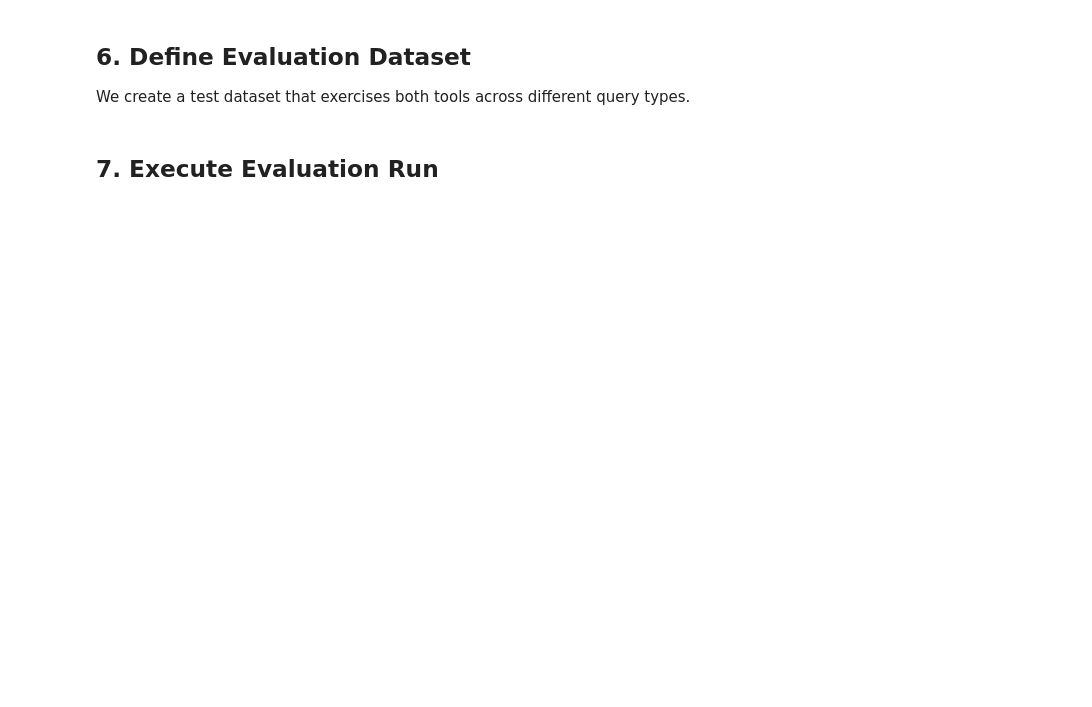
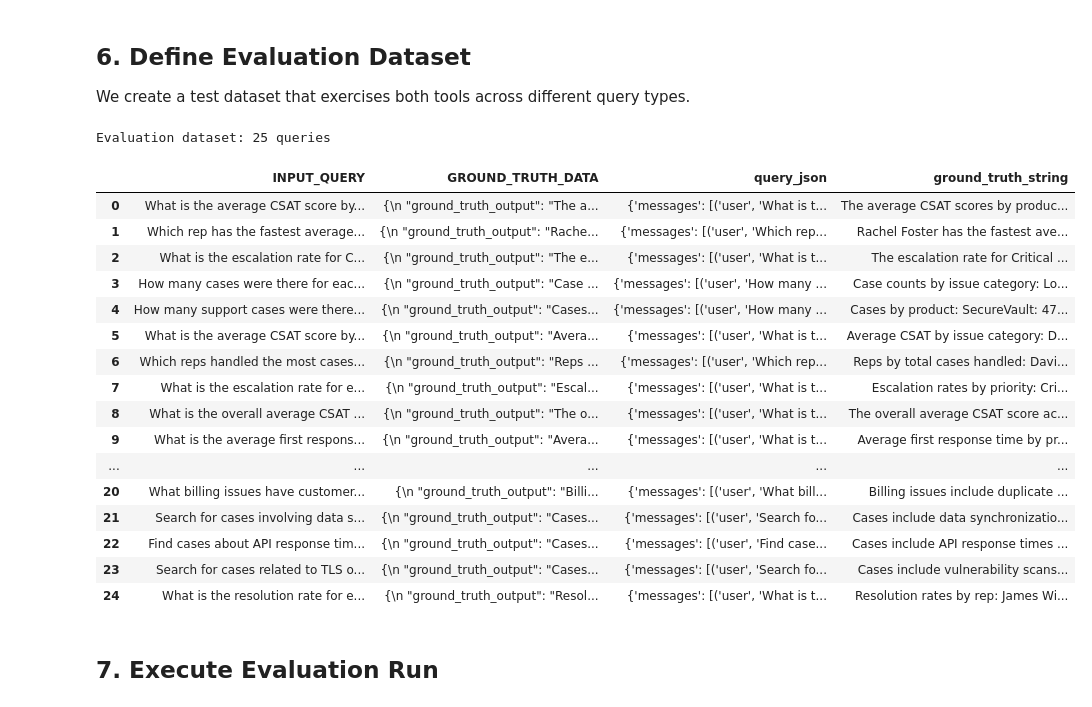
Before and after one commit to sfc-gh-ebotwick/AI_OBS_EXTERNAL_AND_CORTEX_AGENTS, a Jupyter notebook: langgraph_trulens_demo.ipynb, the cells around one changed output. Drawn from its saved outputs; the diff is of its cells as text; code cells hidden in the pictures; blank space fills up the shorter version.

Commit message:
retested langgraph agent

```diff
--- a/langgraph_trulens_demo.ipynb
+++ b/langgraph_trulens_demo.ipynb
@@ -310,12 +386,31 @@ We create a test dataset that exercises both tools across different query types.
 # %%
 import pandas as pd
 
-queries_df = session.table("CUST_SUPPORT_DEMO.AGENTS.EVAL_DATA_EXPANDED").to_pandas()
+queries_df = session.table("CUST_SUPPORT_DEMO.AGENTS.EVAL_DATA").to_pandas()
 
 queries_df['query_json'] = queries_df['INPUT_QUERY'].apply(lambda x: {"messages": [("user", x)]})
 queries_df['ground_truth_string'] = queries_df['GROUND_TRUTH_DATA'].apply(lambda x: json.loads(x).get('ground_truth_output'))
 print(f"Evaluation dataset: {len(queries_df)} queries")
 queries_df
+# %% [output]
+Evaluation dataset: 25 queries
+|  | INPUT_QUERY | GROUND_TRUTH_DATA | query_json | ground_truth_string |
+| 0 | What is the average CSAT score by... | {\n "ground_truth_output": "The a... | {'messages': [('user', 'What is t... | The average CSAT scores by produc... |
+| 1 | Which rep has the fastest average... | {\n "ground_truth_output": "Rache... | {'messages': [('user', 'Which rep... | Rachel Foster has the fastest ave... |
+| 2 | What is the escalation rate for C... | {\n "ground_truth_output": "The e... | {'messages': [('user', 'What is t... | The escalation rate for Critical ... |
+| 3 | How many cases were there for eac... | {\n "ground_truth_output": "Case ... | {'messages': [('user', 'How many ... | Case counts by issue category: Lo... |
+| 4 | How many support cases were there... | {\n "ground_truth_output": "Cases... | {'messages': [('user', 'How many ... | Cases by product: SecureVault: 47... |
+| 5 | What is the average CSAT score by... | {\n "ground_truth_output": "Avera... | {'messages': [('user', 'What is t... | Average CSAT by issue category: D... |
+| 6 | Which reps handled the most cases... | {\n "ground_truth_output": "Reps ... | {'messages': [('user', 'Which rep... | Reps by total cases handled: Davi... |
+| 7 | What is the escalation rate for e... | {\n "ground_truth_output": "Escal... | {'messages': [('user', 'What is t... | Escalation rates by priority: Cri... |
+| 8 | What is the overall average CSAT ... | {\n "ground_truth_output": "The o... | {'messages': [('user', 'What is t... | The overall average CSAT score ac... |
+| 9 | What is the average first respons... | {\n "ground_truth_output": "Avera... | {'messages': [('user', 'What is t... | Average first response time by pr... |
+| ... | ... | ... | ... | ... |
+| 20 | What billing issues have customer... | {\n "ground_truth_output": "Billi... | {'messages': [('user', 'What bill... | Billing issues include duplicate ... |
+| 21 | Search for cases involving data s... | {\n "ground_truth_output": "Cases... | {'messages': [('user', 'Search fo... | Cases include data synchronizatio... |
+| 22 | Find cases about API response tim... | {\n "ground_truth_output": "Cases... | {'messages': [('user', 'Find case... | Cases include API response times ... |
+| 23 | Search for cases related to TLS o... | {\n "ground_truth_output": "Cases... | {'messages': [('user', 'Search fo... | Cases include vulnerability scans... |
+| 24 | What is the resolution rate for e... | {\n "ground_truth_output": "Resol... | {'messages': [('user', 'What is t... | Resolution rates by rep: James Wi... |
 # %% [markdown]
 ## 7. Execute Evaluation Run
 # %%
```
Also changed, not shown: parts of 17 cells of this notebook.
